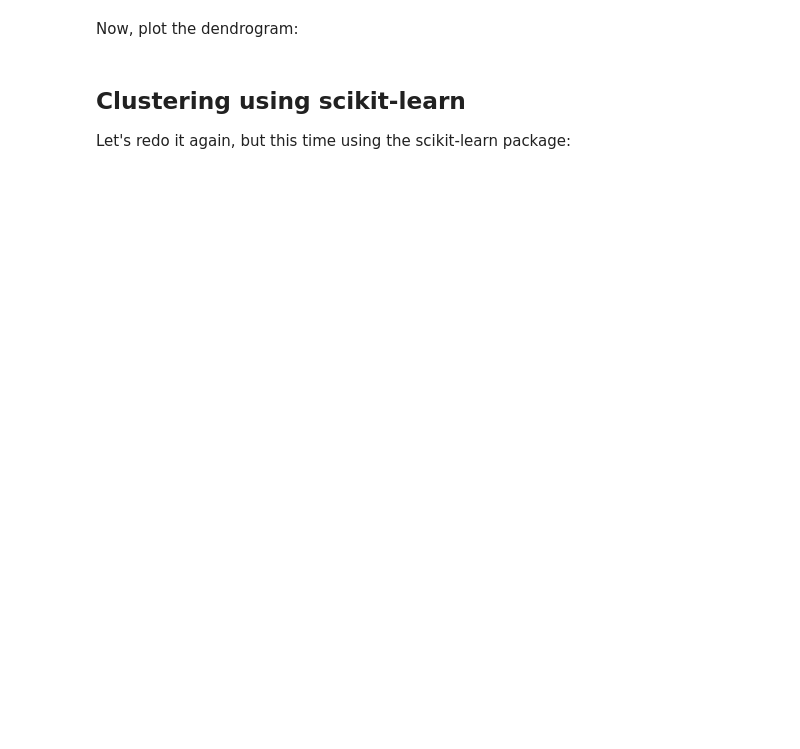
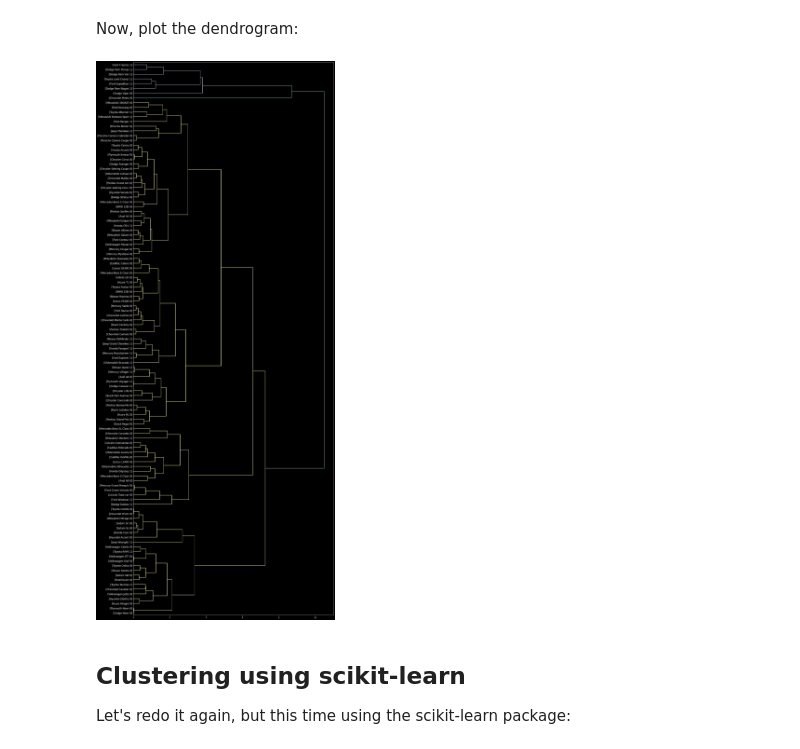
Before and after one commit to julihocc/ibm-machine-learning, a Jupyter notebook: 302-hierarchical-clustering/ML0101EN-Clus-Hierarchical-Cars-v2.ipynb, the cells around one changed output. Cells and saved outputs as stored; diff of their text form; code cells hidden in the pictures; blank space fills up the shorter version.

```diff
--- a/302-hierarchical-clustering/ML0101EN-Clus-Hierarchical-Cars-v2.ipynb
+++ b/302-hierarchical-clustering/ML0101EN-Clus-Hierarchical-Cars-v2.ipynb
@@ -235,7 +321,18 @@ pdf.head(5)
 ### Feature selection
 Let's select our feature set:
 # %%
-featureset = pdf[['engine_s',  'horsepow', 'wheelbas', 'width', 'length', 'curb_wgt', 'fuel_cap', 'mpg']]
+featureset = pdf[
+    [
+        "engine_s",
+        "horsepow",
+        "wheelbas",
+        "width",
+        "length",
+        "curb_wgt",
+        "fuel_cap",
+        "mpg",
+    ]
+]
 # %% [markdown]
 ### Normalization
 Now we can normalize the feature set. __MinMaxScaler__ transforms features by scaling each feature to a given range. It is by default (0, 1). That is, this estimator scales and translates each feature individually such that it is between zero and one.
@@ -293,11 +435,22 @@ clusters
 # %% [markdown]
 Now, plot the dendrogram:
 # %%
-fig = pylab.figure(figsize=(18,50))
+fig = pylab.figure(figsize=(18, 50))
+
+
 def llf(id):
-    return '[%s %s %s]' % (pdf['manufact'][id], pdf['model'][id], int(float(pdf['type'][id])) )
+    return "[%s %s %s]" % (
+        pdf["manufact"][id],
+        pdf["model"][id],
+        int(float(pdf["type"][id])),
+    )
 
-dendro = hierarchy.dendrogram(Z,  leaf_label_func=llf, leaf_rotation=0, leaf_font_size =12, orientation = 'right')
+
+dendro = hierarchy.dendrogram(
+    Z, leaf_label_func=llf, leaf_rotation=0, leaf_font_size=12, orientation="right"
+)
+# %% [output]
+[figure, added]
 # %% [markdown]
 ## Clustering using scikit-learn
 
```
Also changed, not shown: parts of 29 cells of this notebook.
